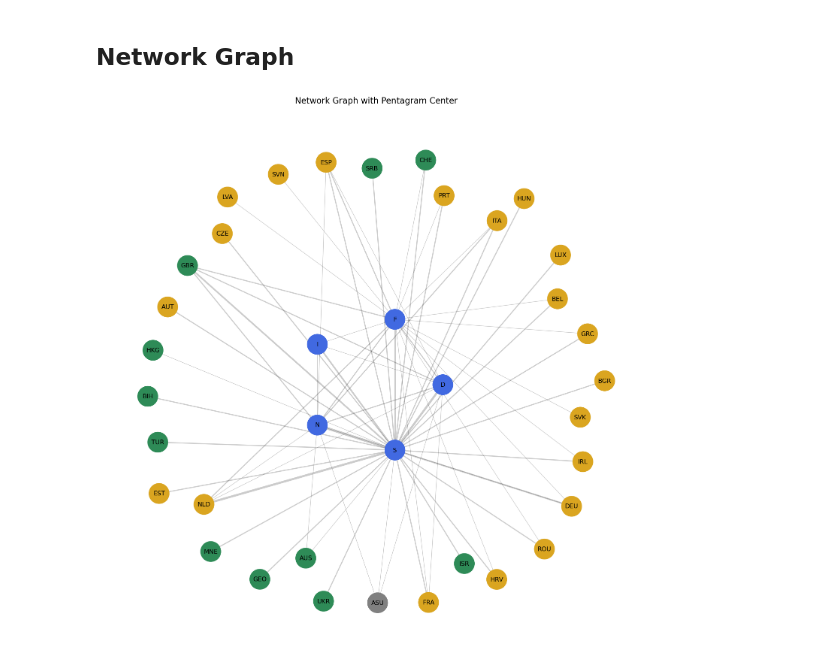
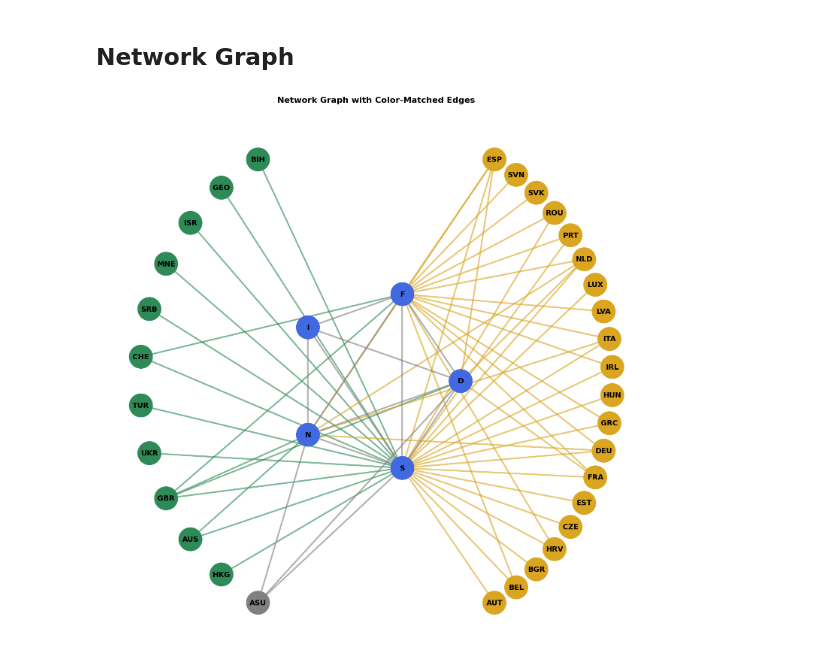
Before and after one commit to jbotmallen/DATA_ANALYTICS, a Jupyter notebook: Assigments/Assignment_2/assignment2.ipynb, the cells around one changed output. Cells and saved outputs as stored; diff of their text form; code cells hidden in the pictures.

Commit message:
edited network graph to cluster and add styling

```diff
--- a/Assigments/Assignment_2/assignment2.ipynb
+++ b/Assigments/Assignment_2/assignment2.ipynb
@@ -173,59 +176,95 @@ fig.write_image("sankey_graph.png", width=1200, height=600)
 # %% [markdown]
 ## Network Graph
 # %%
-data = pd.read_csv("networks_assignment.csv")
+import networkx as nx
+import matplotlib.pyplot as plt
+import numpy as np
 
-G = nx.Graph()
-
-headers = data.columns
-for idx, row in data.iterrows():
-    source = row['LABELS']
-    for col in headers[1:]:  # Skip the 'LABELS' column
-        value = row[col]
-        if value > 0:
-            G.add_edge(source, col, weight=float(value))
-
+# Define node groups and colors as before
 blue_nodes = ['D', 'F', 'I', 'N', 'S']
 green_nodes = ['BIH', 'GEO', 'ISR', 'MNE', 'SRB', 'CHE', 'TUR', 'UKR', 'GBR', 'AUS', 'HKG', 'USA']
 yellow_nodes = ['AUT', 'BEL', 'BGR', 'HRV', 'CZE', 'EST', 'FRA', 'DEU', 'GRC', 'HUN', 'IRL',
                 'ITA', 'LVA', 'LUX', 'NLD', 'PRT', 'ROU', 'SVK', 'SVN', 'ESP']
 
-color_map = []
-for node in G.nodes():
-    if node in blue_nodes:
-        color_map.append('#4169E1')
-    elif node in green_nodes:
-        color_map.append('#2E8B57')
-    elif node in yellow_nodes:
-        color_map.append('#DAA520')
-    else:
-        color_map.append('gray')
+# Get any remaining nodes that aren't in our color groups
+other_nodes = [node for node in G.nodes() if node not in blue_nodes + green_nodes + yellow_nodes]
 
 # Set up the plot
 plt.figure(figsize=(15, 15))
 
-pentagon_radius = 0.3
+# Position calculations
+pentagon_radius = 0.25
 pentagon_angles = np.linspace(0, 2*np.pi, len(blue_nodes), endpoint=False)
 pentagon_pos = {node: (pentagon_radius * np.cos(angle), pentagon_radius * np.sin(angle))
                for node, angle in zip(blue_nodes, pentagon_angles)}
 
-other_nodes = [n for n in G.nodes() if n not in blue_nodes]
-other_pos = nx.spring_layout(G.subgraph(other_nodes), k=0.3, iterations=50)
+yellow_radius = 0.7
+yellow_start = -np.pi/3
+yellow_end = np.pi/3
+yellow_angles = np.linspace(yellow_start, yellow_end, len(yellow_nodes))
+yellow_pos = {node: (yellow_radius * np.cos(angle), yellow_radius * np.sin(angle))
+             for node, angle in zip(yellow_nodes, yellow_angles)}
 
-pos = {**pentagon_pos, **other_pos}
+green_radius = 0.7
+green_start = 2*np.pi/3
+green_end = 4*np.pi/3
+green_angles = np.linspace(green_start, green_end, len(green_nodes))
+green_pos = {node: (green_radius * np.cos(angle), green_radius * np.sin(angle))
+            for node, angle in zip(green_nodes, green_angles)}
 
-nx.draw_networkx_edges(G, pos, alpha=0.2, width=[G[u][v]['weight'] for u, v in G.edges()])
-nx.draw_networkx_nodes(G, pos, node_color=color_map, node_size=1500)
-nx.draw_networkx_labels(G, pos, font_size=12)
+if other_nodes:
+    other_radius = 0.7
+    other_start = 4*np.pi/3
+    other_end = 5*np.pi/3
+    other_angles = np.linspace(other_start, other_end, len(other_nodes))
+    other_pos = {node: (other_radius * np.cos(angle), other_radius * np.sin(angle))
+                for node, angle in zip(other_nodes, other_angles)}
+else:
+    other_pos = {}
 
-plt.title("Network Graph with Pentagram Center", pad=20, size=16)
+# Combine all positions
+pos = {**pentagon_pos, **yellow_pos, **green_pos, **other_pos}
+
+# Draw edges for each color group separately
+
+# Green edges
+green_edges = [(u, v) for (u, v) in G.edges()
+               if (u in green_nodes or v in green_nodes)]
+nx.draw_networkx_edges(G, pos, edgelist=green_edges, edge_color='#2E8B57', alpha=0.6, width=3)
+
+# Yellow edges
+yellow_edges = [(u, v) for (u, v) in G.edges()
+                if (u in yellow_nodes or v in yellow_nodes)
+                and not (u in green_nodes or v in green_nodes)]
+nx.draw_networkx_edges(G, pos, edgelist=yellow_edges, edge_color='#DAA520', alpha=0.6, width=3)
+
+# Gray edges
+gray_edges = [(u, v) for (u, v) in G.edges()
+              if not (u in green_nodes or v in green_nodes)
+              and not (u in yellow_nodes or v in yellow_nodes)]
+nx.draw_networkx_edges(G, pos, edgelist=gray_edges, edge_color='gray', alpha=0.6, width=3)
+
+# Draw nodes
+node_colors = []
+for node in G.nodes():
+    if node in blue_nodes:
+        node_colors.append('#4169E1')
+    elif node in green_nodes:
+        node_colors.append('#2E8B57')
+    elif node in yellow_nodes:
+        node_colors.append('#DAA520')
+    else:
+        node_colors.append('gray')
+
+nx.draw_networkx_nodes(G, pos, node_color=node_colors, node_size=2000)
+nx.draw_networkx_labels(G, pos, font_size=14, font_weight='bold')
+
+plt.title("Network Graph with Color-Matched Edges", pad=20, size=16, fontweight='bold')
 plt.axis('off')
-
 plt.tight_layout()
 
-# Show the plot
 plt.show()
 # %% [output]
-[figure, old version]
+[figure, new version]
 # %%
 plt.savefig("network_graph.png", dpi=300, bbox_inches="tight")
```
Also changed, not shown: parts of 3 cells of this notebook, 1 other file.
